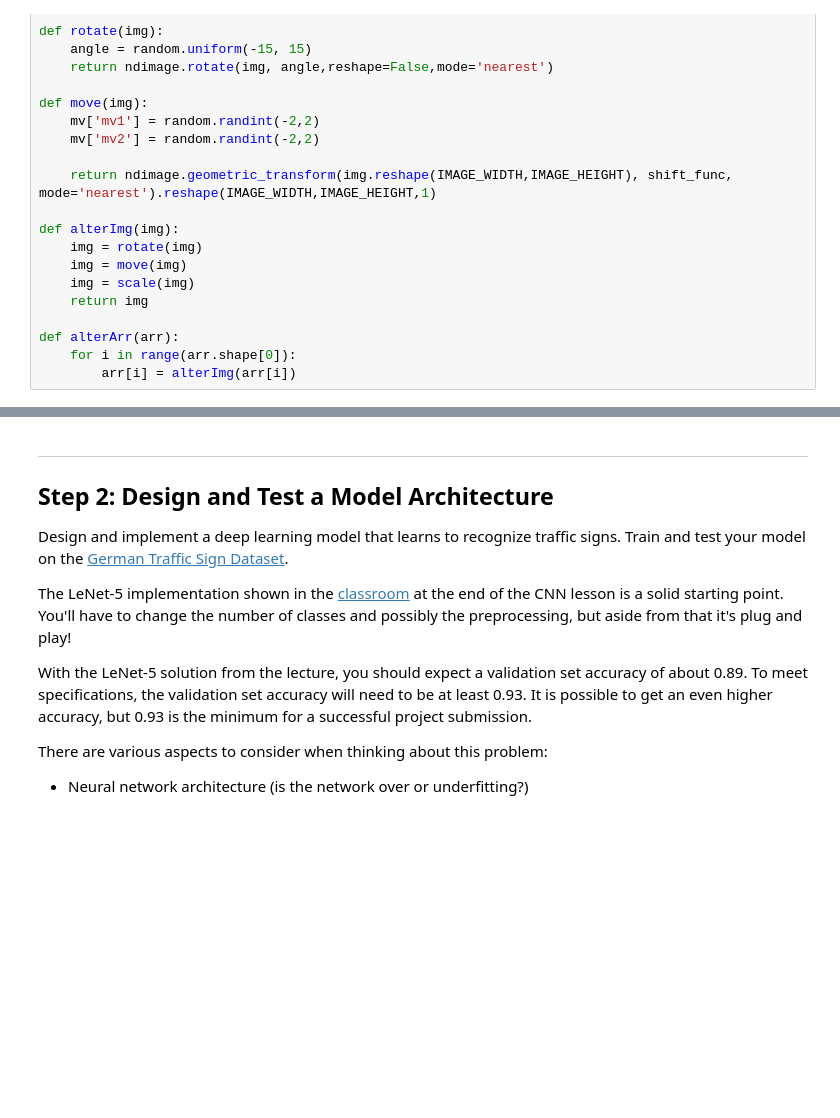
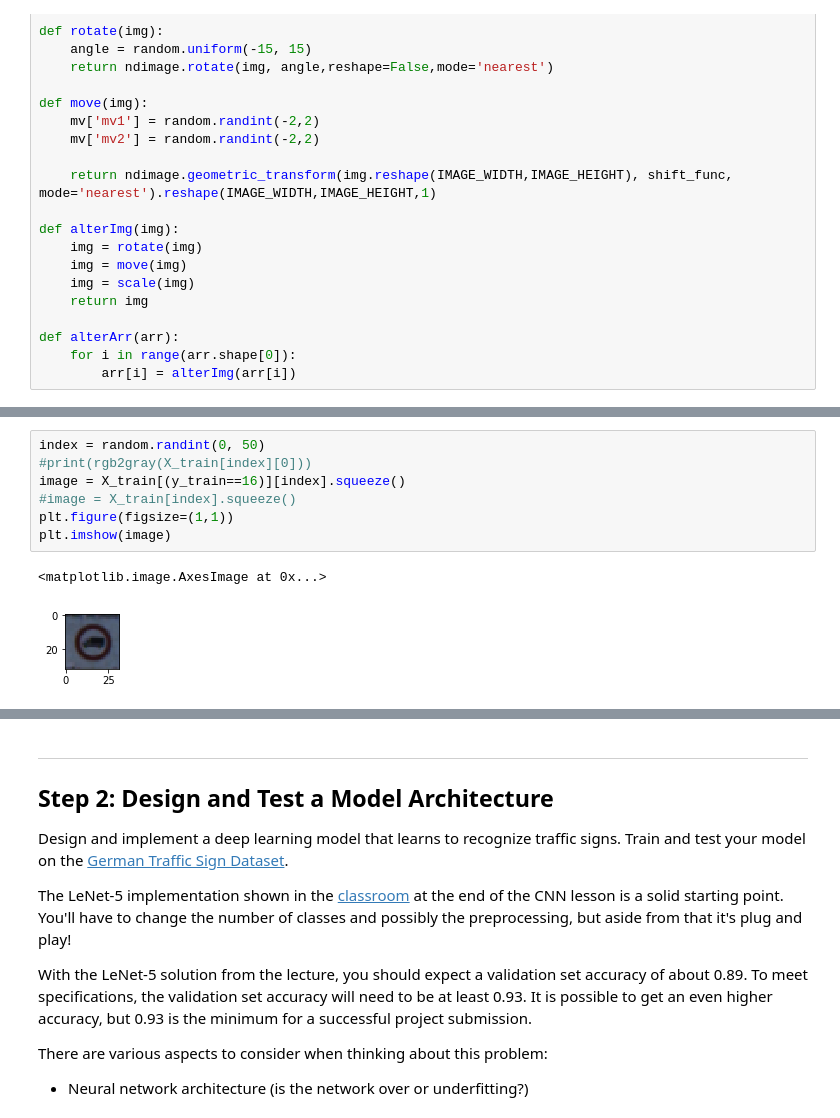
Before and after one commit to magak/CDC_Task2, a Jupyter notebook: Traffic_Sign_Classifier.ipynb, the cells around one changed output, grey strips where cells are left out. Saved outputs shown, nothing was run; the diff lists cells and outputs as text; blank space fills up the shorter version.

```diff
--- a/Traffic_Sign_Classifier.ipynb
+++ b/Traffic_Sign_Classifier.ipynb
@@ -231,3 +231,13 @@ plt.imshow(image1.reshape(IMAGE_WIDTH,IMAGE_HEIGHT))
+# %%
+index = random.randint(0, 50)
+#print(rgb2gray(X_train[index][0]))
+image = X_train[(y_train==16)][index].squeeze()
+#image = X_train[index].squeeze()
+plt.figure(figsize=(1,1))
+plt.imshow(image)
+# %% [output]
+<matplotlib.image.AxesImage at 0x...>
+[figure, added]
 # %%
 plt.figure(figsize=(15,10))
 bins = np.arange(n_classes+1)
```
Also changed, not shown: parts of 9 cells of this notebook, 3 other files.
